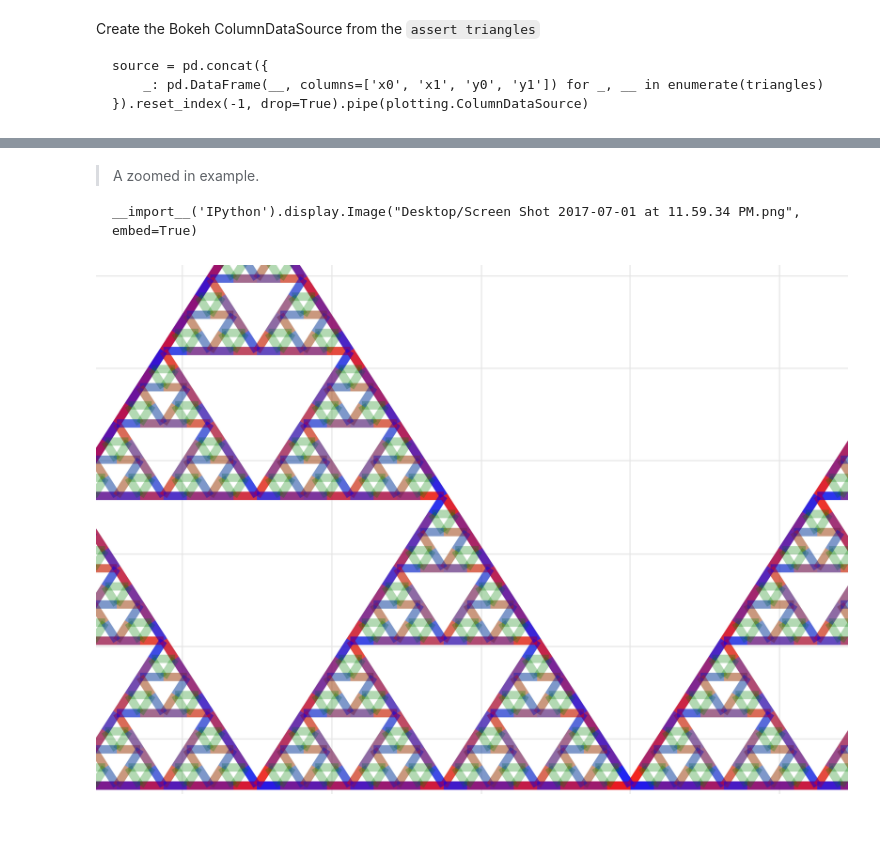
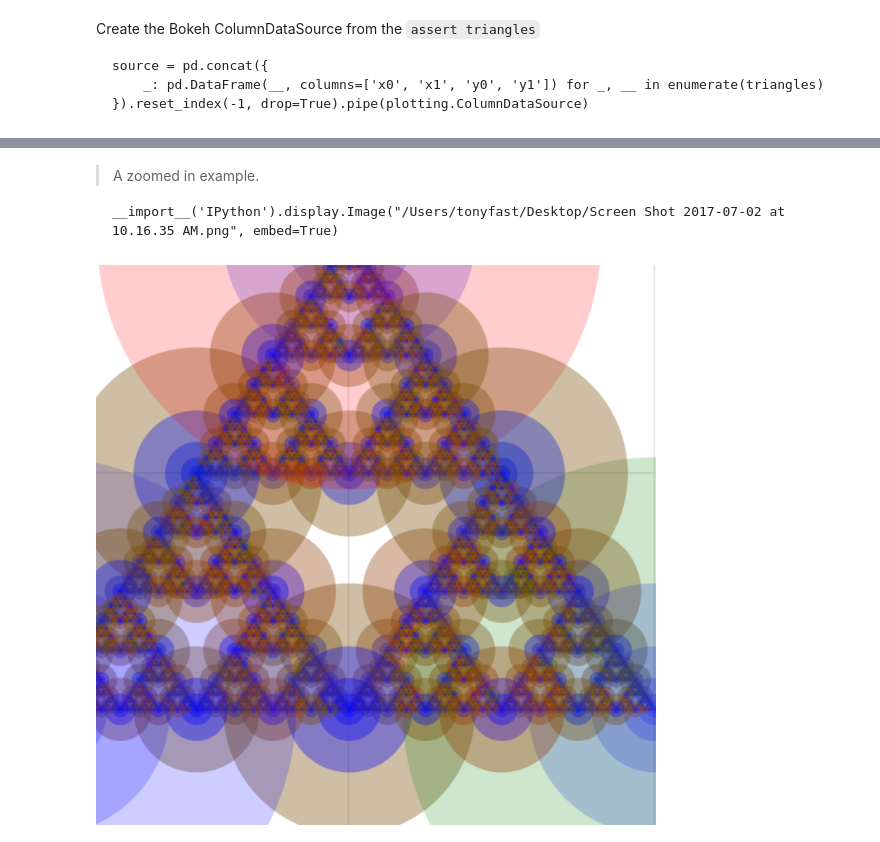
Before and after one commit to foreverwhatever/foreverwhatever.github.io, a Jupyter notebook: whatever/2017-07-02-Sierpinski triangle in Bokeh.ipynb, the cells around one changed output, grey strips where cells are left out. Cells and saved outputs as stored; diff of their text form; code cells hidden in the pictures.

```diff
--- a/whatever/2017-07-02-Sierpinski triangle in Bokeh.ipynb
+++ b/whatever/2017-07-02-Sierpinski triangle in Bokeh.ipynb
@@ -154,9 +178,9 @@ Create the Bokeh ColumnDataSource from the `assert triangles`
 # %%
 > A zoomed in example.
 
-    __import__('IPython').display.Image("Desktop/Screen Shot 2017-07-01 at 11.59.34 PM.png", embed=True)
+    __import__('IPython').display.Image("/Users/tonyfast/Desktop/Screen Shot 2017-07-02 at 10.16.35 AM.png", embed=True)
 # %% [output]
 > A zoomed in example.
 
-    __import__('IPython').display.Image("Desktop/Screen Shot 2017-07-01 at 11.59.34 PM.png", embed=True)
+    __import__('IPython').display.Image("/Users/tonyfast/Desktop/Screen Shot 2017-07-02 at 10.16.35 AM.png", embed=True)
-[figure, old version]
+[figure, new version]
```
Also changed, not shown: parts of 5 cells of this notebook.
